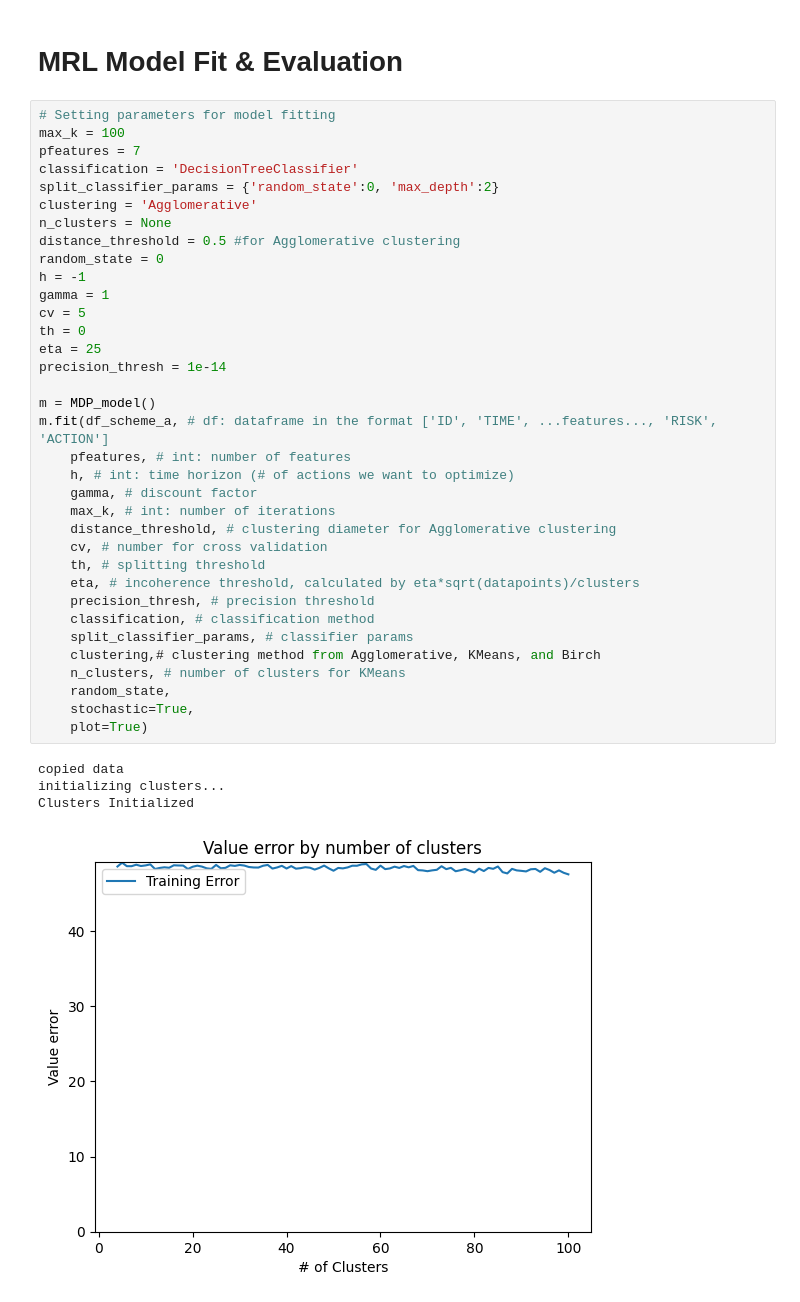
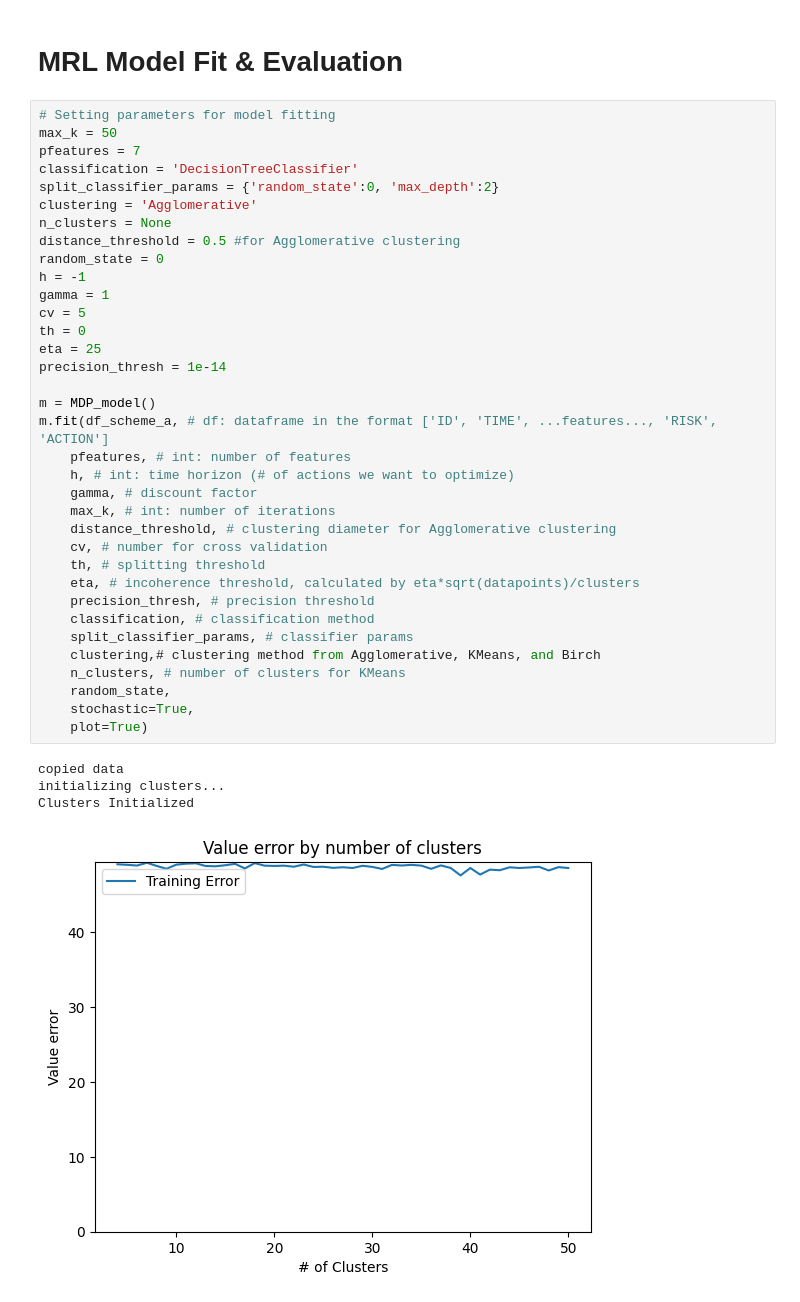
Before and after one commit to yining-wu10/Thesis, a Jupyter notebook: Experiment1.ipynb, the cells around one changed output. Drawn from its saved outputs; the diff is of its cells as text.

```diff
--- a/Experiment1.ipynb
+++ b/Experiment1.ipynb
@@ -373,7 +369,7 @@ display(df_non_absorbing.head(25))
 # MRL Model Fit & Evaluation
 # %%
 # Setting parameters for model fitting
-max_k = 100
+max_k = 50
 pfeatures = 7
 classification = 'DecisionTreeClassifier'
 split_classifier_params = {'random_state':0, 'max_depth':2}
@@ -383,34 +379,34 @@ distance_threshold = 0.5 #for Agglomerative clustering
 random_state = 0
 h = -1
 gamma = 1
 cv = 5
 th = 0
 eta = 25
 precision_thresh = 1e-14
 
 m = MDP_model()
 m.fit(df_scheme_a, # df: dataframe in the format ['ID', 'TIME', ...features..., 'RISK', 'ACTION']
     pfeatures, # int: number of features
     h, # int: time horizon (# of actions we want to optimize)
     gamma, # discount factor
     max_k, # int: number of iterations
     distance_threshold, # clustering diameter for Agglomerative clustering
     cv, # number for cross validation
     th, # splitting threshold
     eta, # incoherence threshold, calculated by eta*sqrt(datapoints)/clusters
     precision_thresh, # precision threshold
     classification, # classification method
     split_classifier_params, # classifier params
     clustering,# clustering method from Agglomerative, KMeans, and Birch
     n_clusters, # number of clusters for KMeans
     random_state,
     stochastic=True,
     plot=True)
 # %% [output]
 copied data
 initializing clusters...
 Clusters Initialized
-[figure, old version]
+[figure, new version]
 # %%
 print("Effective clusters:", m.df_trained["CLUSTER"].nunique())
 print("Cluster labels:", sorted(m.df_trained["CLUSTER"].unique()))
```
Also changed, not shown: parts of 16 cells of this notebook.
